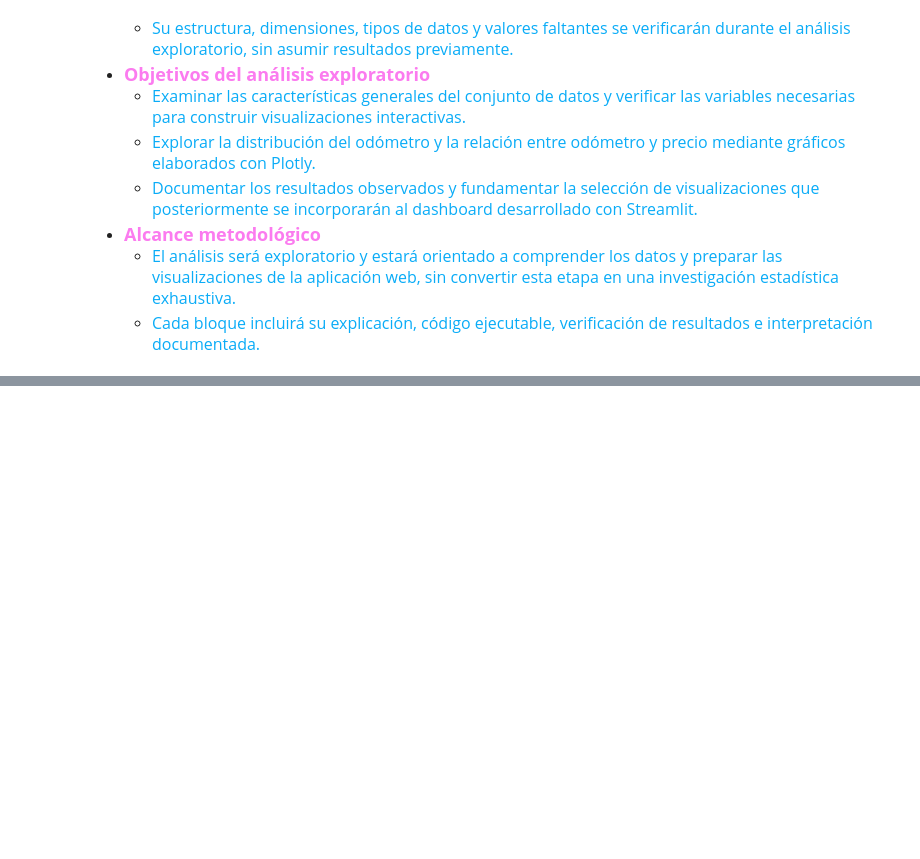
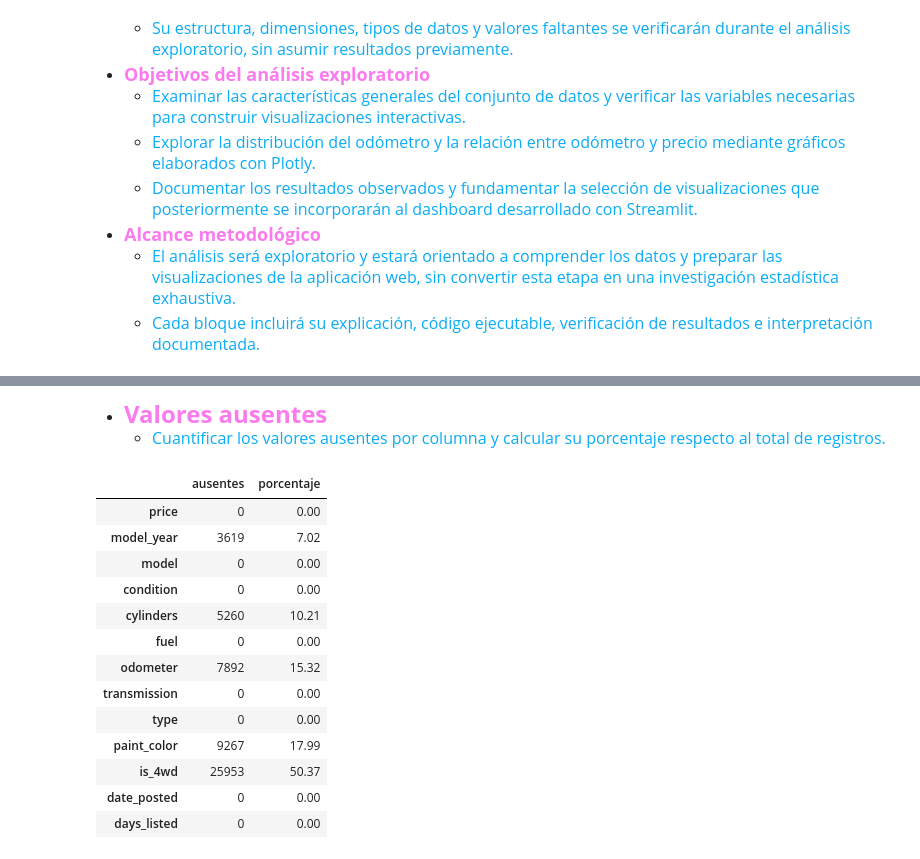
Before and after one commit to vmhernann110177/tripleten-s7-c7-vehicles-dashboard, a Jupyter notebook: notebooks/EDA.ipynb, the cells around one changed output, grey strips where cells are left out. Drawn from its saved outputs; the diff is of its cells as text; code cells hidden in the pictures; blank space fills up the shorter version.

```diff
--- a/notebooks/EDA.ipynb
+++ b/notebooks/EDA.ipynb
@@ -17,0 +84,26 @@
+# %% [markdown]
+ - <b><FONT SIZE=5 COLOR="#FB7BEF"> Valores ausentes</FONT></b><br>
+    - <FONT SIZE=3 COLOR="#0AACF7">Cuantificar los valores ausentes por columna y calcular su porcentaje respecto al total de registros.</FONT><br>
+# %%
+# Cuantificar los valores ausentes por columna
+valores_ausentes = pd.DataFrame({
+    "ausentes": df.isna().sum(),
+    "porcentaje": df.isna().mean() * 100
+})
+
+display(valores_ausentes.round(2))
+# %% [output]
+|  | ausentes | porcentaje |
+| price | 0 | 0.00 |
+| model_year | 3619 | 7.02 |
+| model | 0 | 0.00 |
+| condition | 0 | 0.00 |
+| cylinders | 5260 | 10.21 |
+| fuel | 0 | 0.00 |
+| odometer | 7892 | 15.32 |
+| transmission | 0 | 0.00 |
+| type | 0 | 0.00 |
+| paint_color | 9267 | 17.99 |
+| is_4wd | 25953 | 50.37 |
+| date_posted | 0 | 0.00 |
+| days_listed | 0 | 0.00 |
```
Also changed, not shown: parts of 34 cells of this notebook, 2 other files.
